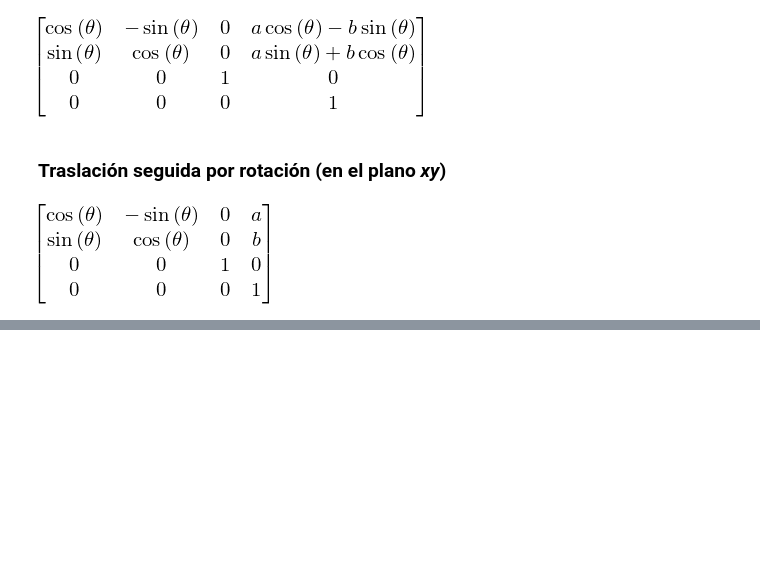
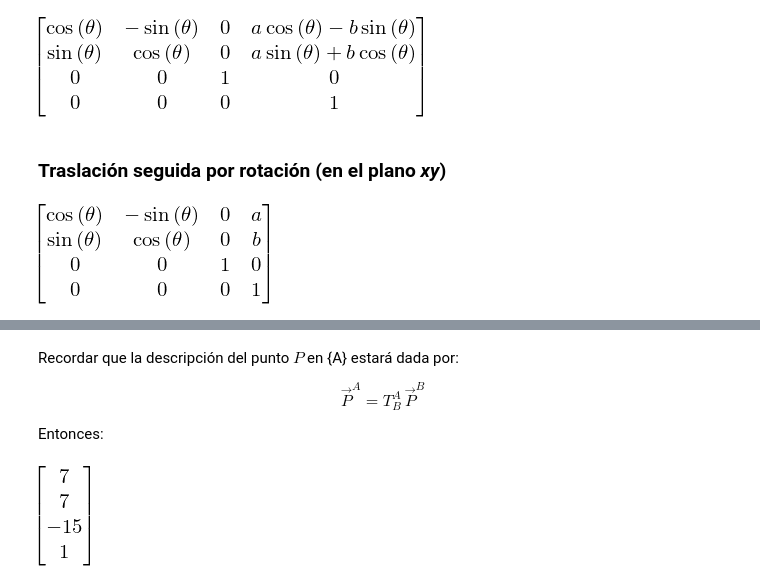
Before and after one commit to iro-upgto/rkd, a Jupyter notebook: examples/nbook/es/didactic/Transformaciones homogéneas.ipynb, the cells around one changed output, grey strips where cells are left out. Saved outputs shown, nothing was run; the diff lists cells and outputs as text; code cells hidden in the pictures; blank space fills up the shorter version.

```diff
--- a/examples/nbook/es/didactic/Transformaciones homogéneas.ipynb
+++ b/examples/nbook/es/didactic/Transformaciones homogéneas.ipynb
@@ -42,0 +65,11 @@ htmtra([a,b,0])*htmrot(theta, "z")
+# %% [markdown]
+Recordar que la descripción del punto $P$ en \{A\} estará dada por:
+
+$$\vec{P}^A = T_B^A \, \vec{P}^B $$
+
+Entonces:
+# %%
+PA = TBA*PB
+PA
+# %% [output]
+[figure, added]
```
Also changed, not shown: parts of 9 cells of this notebook, 7 other files.
